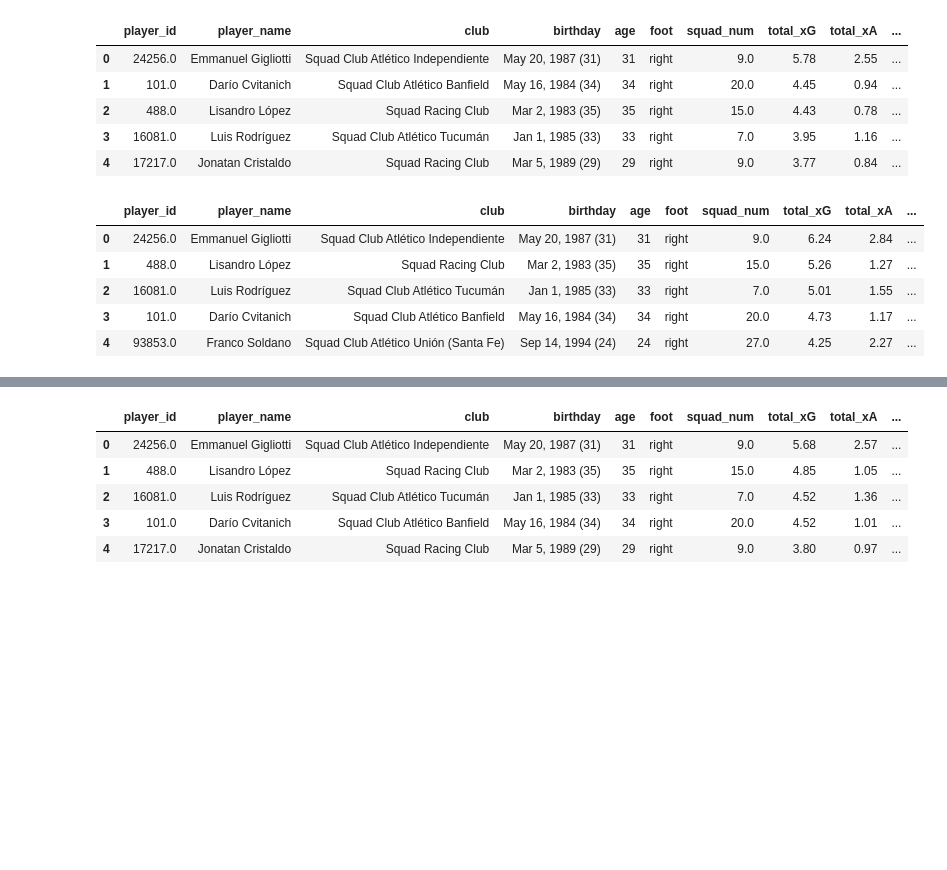
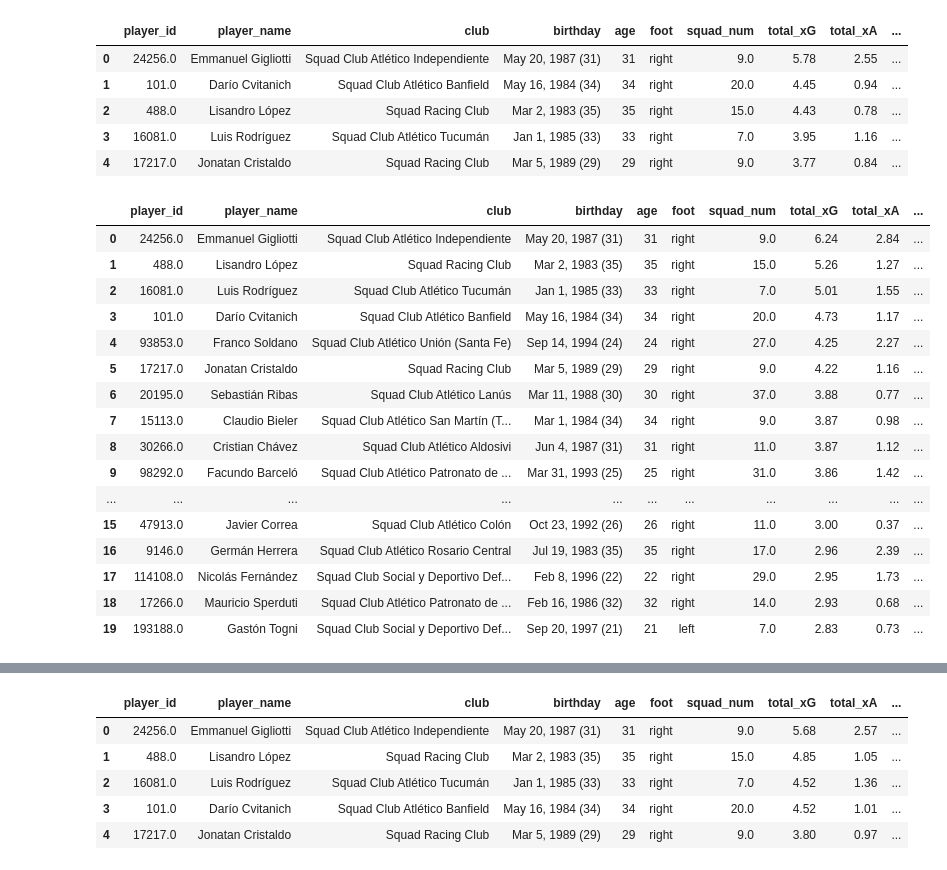
Before and after one commit to d-v-dlee/super_liga_xg, a Jupyter notebook: _pickle_tables.ipynb, the cells around one changed output, grey strips where cells are left out. Drawn from its saved outputs; the diff is of its cells as text; code cells hidden in the pictures; blank space fills up the shorter version.

```diff
--- a/_pickle_tables.ipynb
+++ b/_pickle_tables.ipynb
@@ -153,7 +153,7 @@ ens_sl = pd.merge(ensemble_contributions, final_df, on=['player_id'])
 # %%
 rf_sl['xG+xA/90'] = rf_sl['total_xG+xA'] / (rf_sl['total_minutes_played'] / 90 )
 gb_sl['xG+xA/90'] = gb_sl['total_xG+xA'] / (gb_sl['total_minutes_played'] / 90 )
-xgb_sl['xG+xA/90'] = xgb_sl['total_xG+xA'] / (xgb_sl['total_minutes_played'] / 90 )
+xgb_sl['xG+xA/90'] = round(xgb_sl['total_xG+xA'] / (xgb_sl['total_minutes_played'] / 90 ), 2)
 ens_sl['xG+xA/90'] = ens_sl['total_xG+xA'] / (ens_sl['total_minutes_played'] / 90 )
 # %%
 final_col = ['player_id', 'player_name', 'club', 'birthday', 'age', 'foot', 'squad_num',
@@ -184,11 +184,22 @@ gb_sl_final.head()
 | 3 | 16081.0 | Luis Rodríguez | Squad Club Atlético Tucumán | Jan 1, 1985 (33) | 33 | right | 7.0 | 3.95 | 1.16 | ... |
 | 4 | 17217.0 | Jonatan Cristaldo | Squad Racing Club | Mar 5, 1989 (29) | 29 | right | 9.0 | 3.77 | 0.84 | ... |
 # %%
-xgb_sl_final.head()
+xgb_sl_final.head(20)
 # %% [output]
 |  | player_id | player_name | club | birthday | age | foot | squad_num | total_xG | total_xA | ... |
 | 0 | 24256.0 | Emmanuel Gigliotti | Squad Club Atlético Independiente | May 20, 1987 (31) | 31 | right | 9.0 | 6.24 | 2.84 | ... |
 | 1 | 488.0 | Lisandro López | Squad Racing Club | Mar 2, 1983 (35) | 35 | right | 15.0 | 5.26 | 1.27 | ... |
 | 2 | 16081.0 | Luis Rodríguez | Squad Club Atlético Tucumán | Jan 1, 1985 (33) | 33 | right | 7.0 | 5.01 | 1.55 | ... |
 | 3 | 101.0 | Darío Cvitanich | Squad Club Atlético Banfield | May 16, 1984 (34) | 34 | right | 20.0 | 4.73 | 1.17 | ... |
 | 4 | 93853.0 | Franco Soldano | Squad Club Atlético Unión (Santa Fe) | Sep 14, 1994 (24) | 24 | right | 27.0 | 4.25 | 2.27 | ... |
+| 5 | 17217.0 | Jonatan Cristaldo | Squad Racing Club | Mar 5, 1989 (29) | 29 | right | 9.0 | 4.22 | 1.16 | ... |
+| 6 | 20195.0 | Sebastián Ribas | Squad Club Atlético Lanús | Mar 11, 1988 (30) | 30 | right | 37.0 | 3.88 | 0.77 | ... |
+| 7 | 15113.0 | Claudio Bieler | Squad Club Atlético San Martín (T... | Mar 1, 1984 (34) | 34 | right | 9.0 | 3.87 | 0.98 | ... |
+| 8 | 30266.0 | Cristian Chávez | Squad Club Atlético Aldosivi | Jun 4, 1987 (31) | 31 | right | 11.0 | 3.87 | 1.12 | ... |
+| 9 | 98292.0 | Facundo Barceló | Squad Club Atlético Patronato de ... | Mar 31, 1993 (25) | 25 | right | 31.0 | 3.86 | 1.42 | ... |
+| ... | ... | ... | ... | ... | ... | ... | ... | ... | ... | ... |
+| 15 | 47913.0 | Javier Correa | Squad Club Atlético Colón | Oct 23, 1992 (26) | 26 | right | 11.0 | 3.00 | 0.37 | ... |
+| 16 | 9146.0 | Germán Herrera | Squad Club Atlético Rosario Central | Jul 19, 1983 (35) | 35 | right | 17.0 | 2.96 | 2.39 | ... |
+| 17 | 114108.0 | Nicolás Fernández | Squad Club Social y Deportivo Def... | Feb 8, 1996 (22) | 22 | right | 29.0 | 2.95 | 1.73 | ... |
+| 18 | 17266.0 | Mauricio Sperduti | Squad Club Atlético Patronato de ... | Feb 16, 1986 (32) | 32 | right | 14.0 | 2.93 | 0.68 | ... |
+| 19 | 193188.0 | Gastón Togni | Squad Club Social y Deportivo Def... | Sep 20, 1997 (21) | 21 | left | 7.0 | 2.83 | 0.73 | ... |
```
Also changed, not shown: parts of 42 cells of this notebook, 1 other file.
